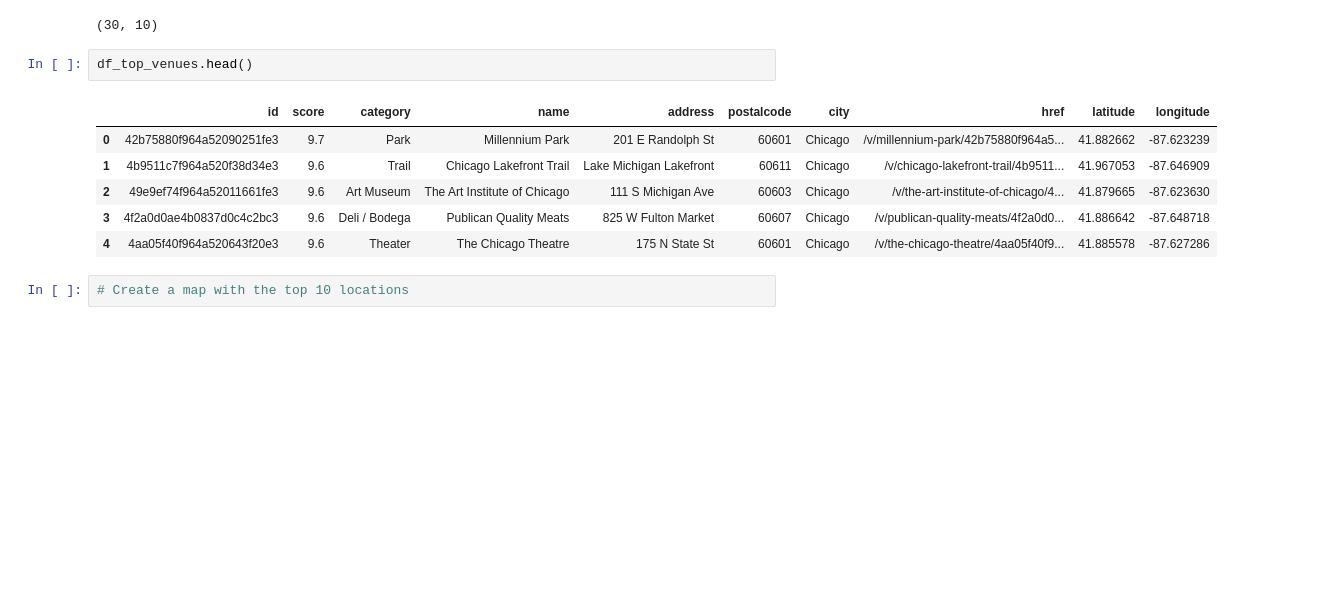
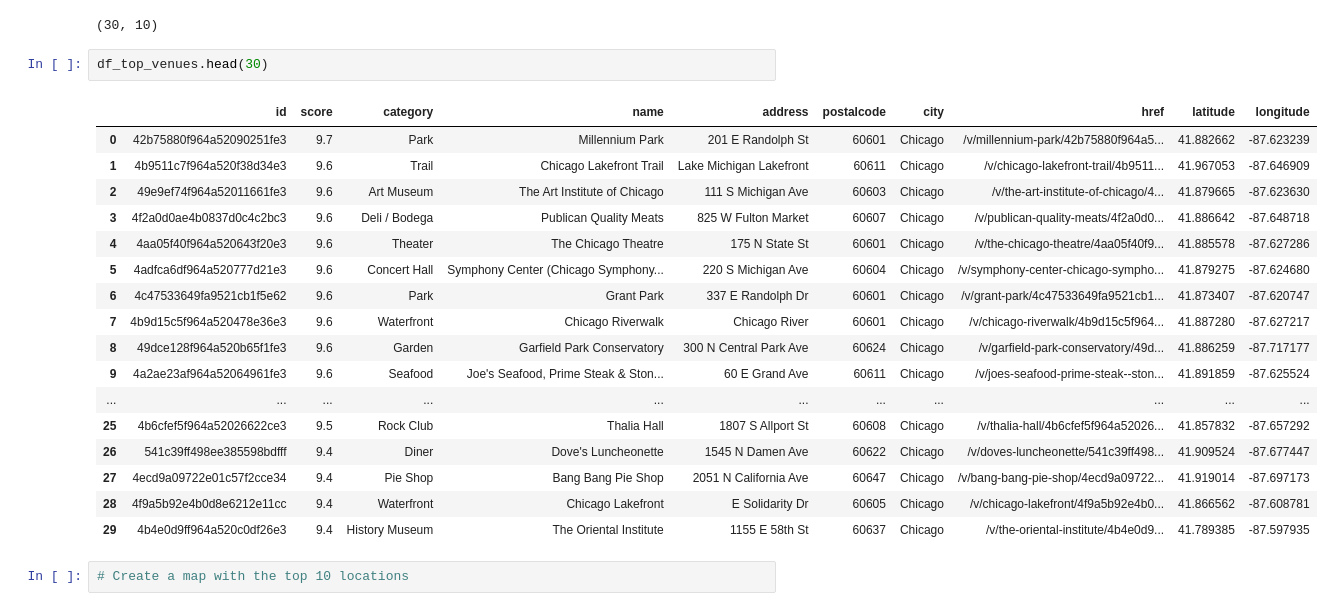
Before and after one commit to sunilsinghuk/Applied-Data-Science_Coursera, a Jupyter notebook: BattleOfTheNeighbourhoods.ipynb, the cells around one changed output. Saved outputs shown, nothing was run; the diff lists cells and outputs as text; blank space fills up the shorter version.

```diff
--- a/BattleOfTheNeighbourhoods.ipynb
+++ b/BattleOfTheNeighbourhoods.ipynb
@@ -844,14 +844,25 @@ df_top_venues.shape
 # %% [output]
 (30, 10)
 # %%
-df_top_venues.head()
+df_top_venues.head(30)
 # %% [output]
 |  | id | score | category | name | address | postalcode | city | href | latitude | longitude |
 | 0 | 42b75880f964a52090251fe3 | 9.7 | Park | Millennium Park | 201 E Randolph St | 60601 | Chicago | /v/millennium-park/42b75880f964a5... | 41.882662 | -87.623239 |
 | 1 | 4b9511c7f964a520f38d34e3 | 9.6 | Trail | Chicago Lakefront Trail | Lake Michigan Lakefront | 60611 | Chicago | /v/chicago-lakefront-trail/4b9511... | 41.967053 | -87.646909 |
 | 2 | 49e9ef74f964a52011661fe3 | 9.6 | Art Museum | The Art Institute of Chicago | 111 S Michigan Ave | 60603 | Chicago | /v/the-art-institute-of-chicago/4... | 41.879665 | -87.623630 |
 | 3 | 4f2a0d0ae4b0837d0c4c2bc3 | 9.6 | Deli / Bodega | Publican Quality Meats | 825 W Fulton Market | 60607 | Chicago | /v/publican-quality-meats/4f2a0d0... | 41.886642 | -87.648718 |
 | 4 | 4aa05f40f964a520643f20e3 | 9.6 | Theater | The Chicago Theatre | 175 N State St | 60601 | Chicago | /v/the-chicago-theatre/4aa05f40f9... | 41.885578 | -87.627286 |
+| 5 | 4adfca6df964a520777d21e3 | 9.6 | Concert Hall | Symphony Center (Chicago Symphony... | 220 S Michigan Ave | 60604 | Chicago | /v/symphony-center-chicago-sympho... | 41.879275 | -87.624680 |
+| 6 | 4c47533649fa9521cb1f5e62 | 9.6 | Park | Grant Park | 337 E Randolph Dr | 60601 | Chicago | /v/grant-park/4c47533649fa9521cb1... | 41.873407 | -87.620747 |
+| 7 | 4b9d15c5f964a520478e36e3 | 9.6 | Waterfront | Chicago Riverwalk | Chicago River | 60601 | Chicago | /v/chicago-riverwalk/4b9d15c5f964... | 41.887280 | -87.627217 |
+| 8 | 49dce128f964a520b65f1fe3 | 9.6 | Garden | Garfield Park Conservatory | 300 N Central Park Ave | 60624 | Chicago | /v/garfield-park-conservatory/49d... | 41.886259 | -87.717177 |
+| 9 | 4a2ae23af964a52064961fe3 | 9.6 | Seafood | Joe's Seafood, Prime Steak & Ston... | 60 E Grand Ave | 60611 | Chicago | /v/joes-seafood-prime-steak--ston... | 41.891859 | -87.625524 |
+| ... | ... | ... | ... | ... | ... | ... | ... | ... | ... | ... |
+| 25 | 4b6cfef5f964a52026622ce3 | 9.5 | Rock Club | Thalia Hall | 1807 S Allport St | 60608 | Chicago | /v/thalia-hall/4b6cfef5f964a52026... | 41.857832 | -87.657292 |
+| 26 | 541c39ff498ee385598bdfff | 9.4 | Diner | Dove's Luncheonette | 1545 N Damen Ave | 60622 | Chicago | /v/doves-luncheonette/541c39ff498... | 41.909524 | -87.677447 |
+| 27 | 4ecd9a09722e01c57f2cce34 | 9.4 | Pie Shop | Bang Bang Pie Shop | 2051 N California Ave | 60647 | Chicago | /v/bang-bang-pie-shop/4ecd9a09722... | 41.919014 | -87.697173 |
+| 28 | 4f9a5b92e4b0d8e6212e11cc | 9.4 | Waterfront | Chicago Lakefront | E Solidarity Dr | 60605 | Chicago | /v/chicago-lakefront/4f9a5b92e4b0... | 41.866562 | -87.608781 |
+| 29 | 4b4e0d9ff964a520c0df26e3 | 9.4 | History Museum | The Oriental Institute | 1155 E 58th St | 60637 | Chicago | /v/the-oriental-institute/4b4e0d9... | 41.789385 | -87.597935 |
 # %%
 # Create a map with the top 10 locations
 # %%
```
Also changed, not shown: parts of 1 cell of this notebook, 1 other file.
